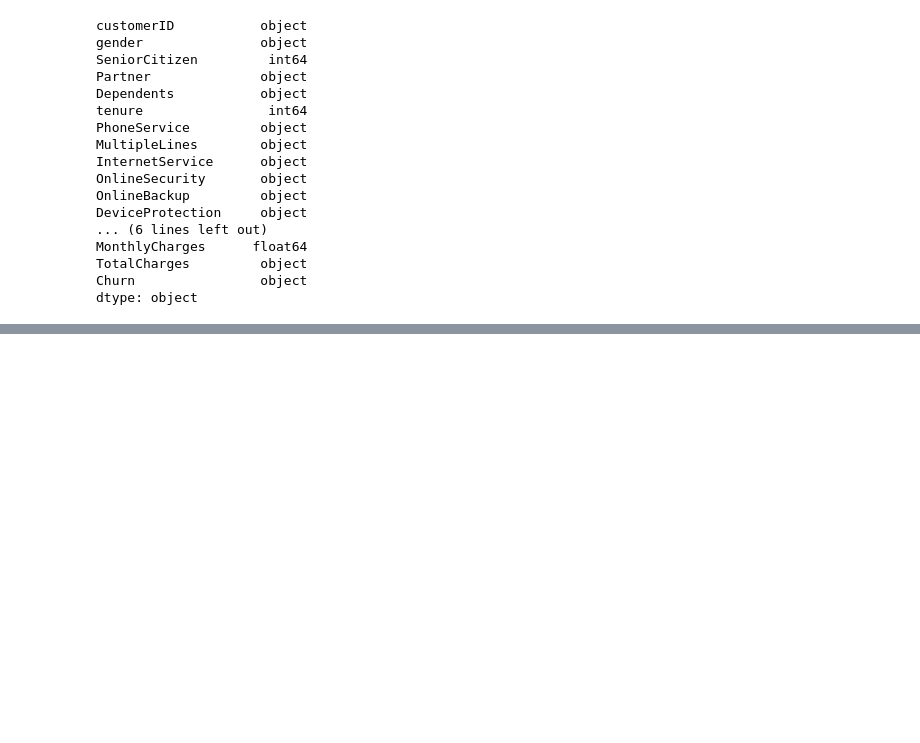
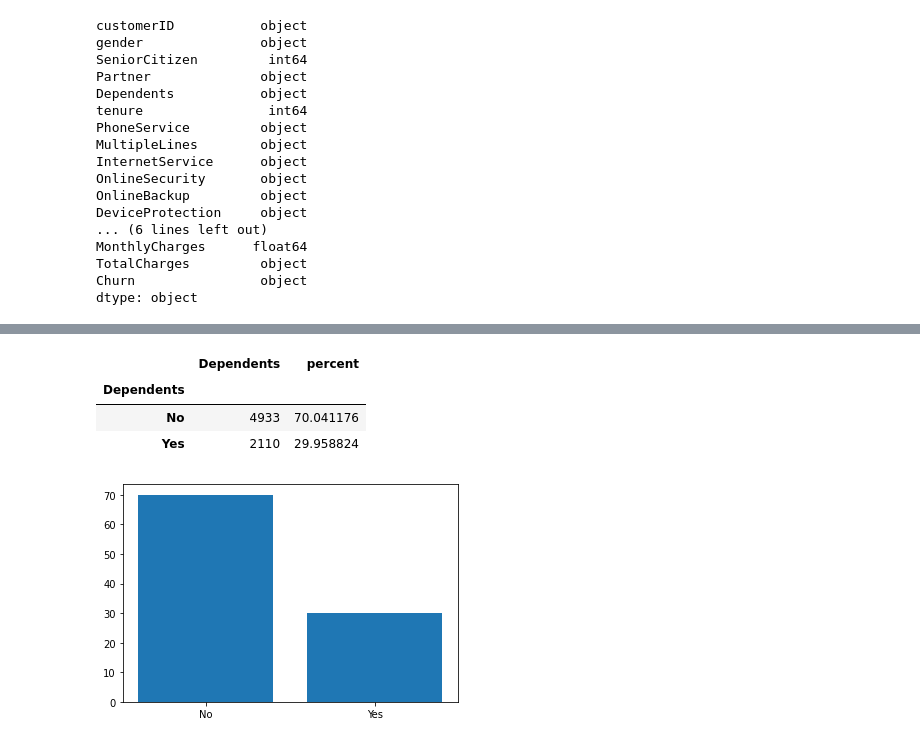
Before and after one commit to arcarrion/churn_prediction, a Jupyter notebook: notebooks/01_exploratory_analysis.ipynb, the cells around one changed output, grey strips where cells are left out. Cells and saved outputs as stored; diff of their text form; code cells hidden in the pictures; blank space fills up the shorter version.

```diff
--- a/notebooks/01_exploratory_analysis.ipynb
+++ b/notebooks/01_exploratory_analysis.ipynb
@@ -54,0 +111,14 @@ TypeError: ignored
+# %%
+fig_gender, ax_gender = plt.subplots()
+attribute_data = raw_data.groupby('Dependents').agg({'Dependents': 'count'})
+attribute_data['percent'] = attribute_data.Dependents*100/sum(attribute_data.Dependents)
+display(attribute_data)
+plt.bar(attribute_data.index.values, attribute_data.percent)
+plt.xticks(attribute_data.index.values, ('No', 'Yes'))
+plt.show()
+# %% [output]
+|  | Dependents | percent |
+| Dependents |  |  |
+| No | 4933 | 70.041176 |
+| Yes | 2110 | 29.958824 |
+[figure, added]
```
Also changed, not shown: parts of 7 cells of this notebook.
